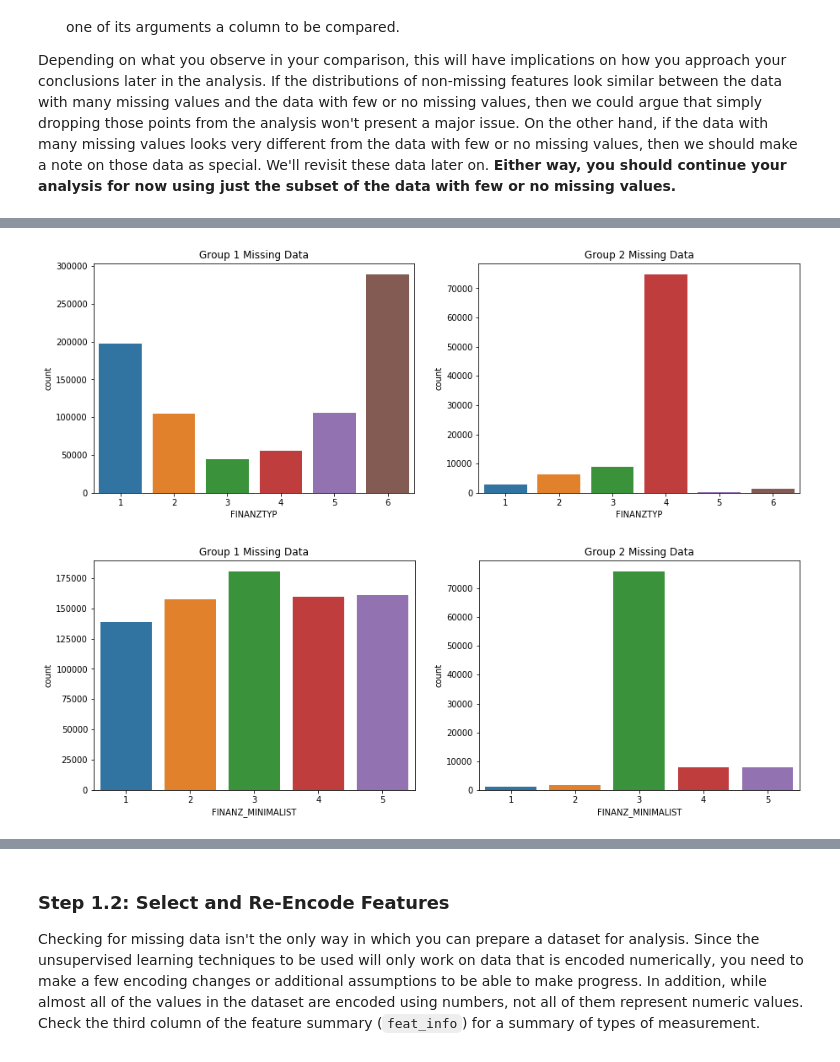
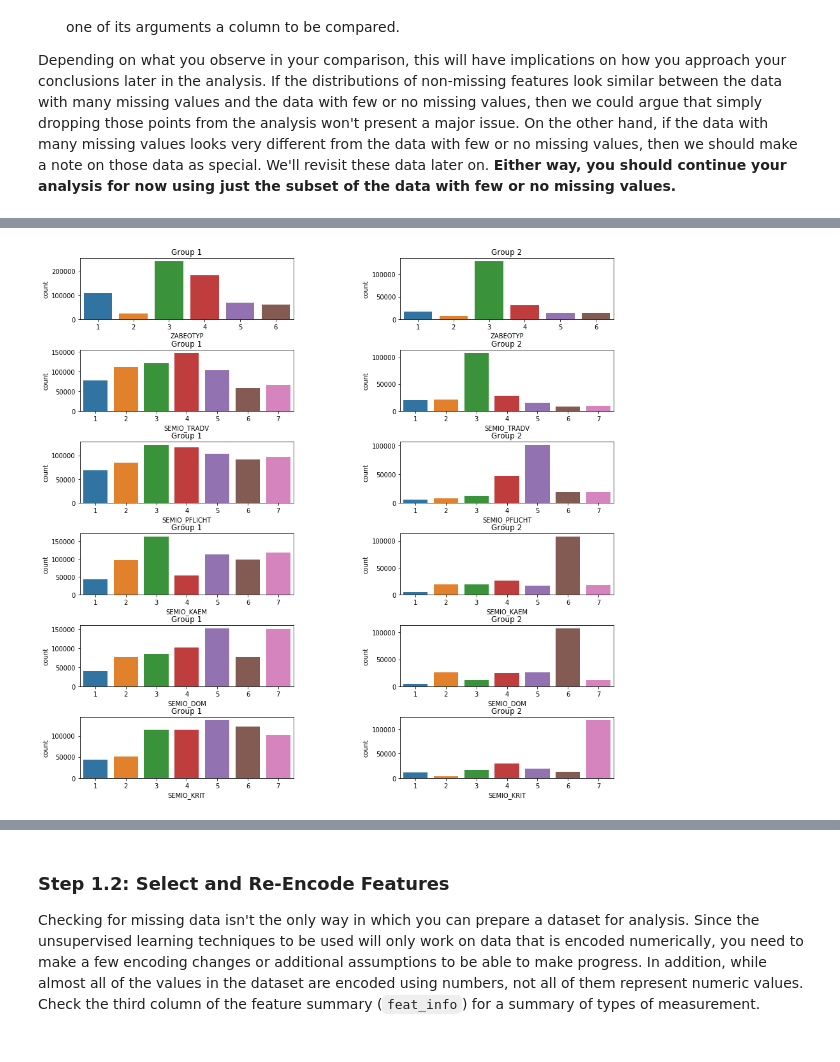
Before and after one commit to etrev17/Unsupervised-Machine-Learning, a Jupyter notebook: Identify_Customer_Segments.ipynb, the cells around one changed output, grey strips where cells are left out. Drawn from its saved outputs; the diff is of its cells as text; code cells hidden in the pictures.

```diff
--- a/Identify_Customer_Segments.ipynb
+++ b/Identify_Customer_Segments.ipynb
@@ -210,7 +208,5 @@ For the remaining features, are there any patterns in which columns have, or sha
 # Perform an assessment of how much missing data there is in each column of the
 # dataset.
 
-blank_values_by_column = azdias_temp.isnull().sum()
-blank_pct_by_column = blank_values_by_column[blank_values_by_column > 0] * 100 / (azdias_temp.shape[0])
-
-blank_pct_by_column.sort_values(ascending=False)
+blank_values_by_column =(azdias.isnull().sum()/len(azdias))*100
+sorted_blank_values = blank_values_by_column.sort_values(ascending=False)
@@ -234,0 +223,10 @@ dtype: float64
+# %%
+# Investigate patterns in the amount of missing data in each column.
+plt.figure(figsize=(10, 10))
+blank_values_by_column.sort_values(inplace=True)
+plt.hist(blank_values_by_column, bins=100)
+plt.xlabel('Missing Data %')
+plt.ylabel('Percent')
+plt.title('Summary')
+plt.grid(True)
+plt.show()
@@ -234,0 +271,3 @@ dtype: float64
+# %%
+#Apply drop by columns
+azdias = azdias.drop(drop_missing_list, axis=1)
@@ -351,9 +325,8 @@ Length: 891221, dtype: float64
 # Write code to divide the data into two subsets based on the number of missing
 # values in each row.
 
-set_value = 20
-group_1 = azdias_temp.iloc[[i for i in blank_values_by_row[blank_values_by_row < set_value].index]].reset_index(drop=True)
-group_2 = azdias_temp.iloc[[i for i in blank_values_by_row[blank_values_by_row >= set_value].index]].reset_index(drop=True)
+group_1 = azdias[azdias.isnull().sum(axis=1) <= 3]
+group_2 = azdias[azdias.isnull().sum(axis=1) >= 3]
 print(group_1.shape)
 print(group_2.shape)
 # %% [output]
@@ -402,21 +375,15 @@ dtype: int64
 # %%
 # Compare the distribution of values for at least five columns where there are
 # no or few missing values, between the two subsets.
 
-def comparison(column_name):
-
-    figure, axs = plt.subplots(nrows=1, ncols=2, figsize = (15,5))
-
-
-    sns.countplot(group_1[column_name], ax=axs[0])
-    axs[0].set_title('Group 1 Missing Data')
-    sns.countplot(group_2[column_name], ax=axs[1])
-    axs[1].set_title('Group 2 Missing Data')
-
-comparison('FINANZTYP')
+no_missing_columns = blank_values_by_column[blank_values_by_column==0].index.tolist()
+comparison = no_missing_columns[:6]
+figure, axs = plt.subplots(nrows=len(comparison), ncols=2, figsize = (15,15))
+figure.subplots_adjust(hspace = .5, wspace=.5)
+for i in range(len(comparison)):
+    sns.countplot(group_1[comparison[i]], ax=axs[i][0])
+    axs[i][0].set_title('Group 1')
+    sns.countplot(group_2[comparison[i]], ax=axs[i][1])
+    axs[i][1].set_title('Group 2')
 # %% [output]
-[figure, old version]
+[figure, new version]
-# %%
-comparison('FINANZ_MINIMALIST')
-# %% [output]
-[figure, removed]
```
Also changed, not shown: parts of 128 cells of this notebook.
